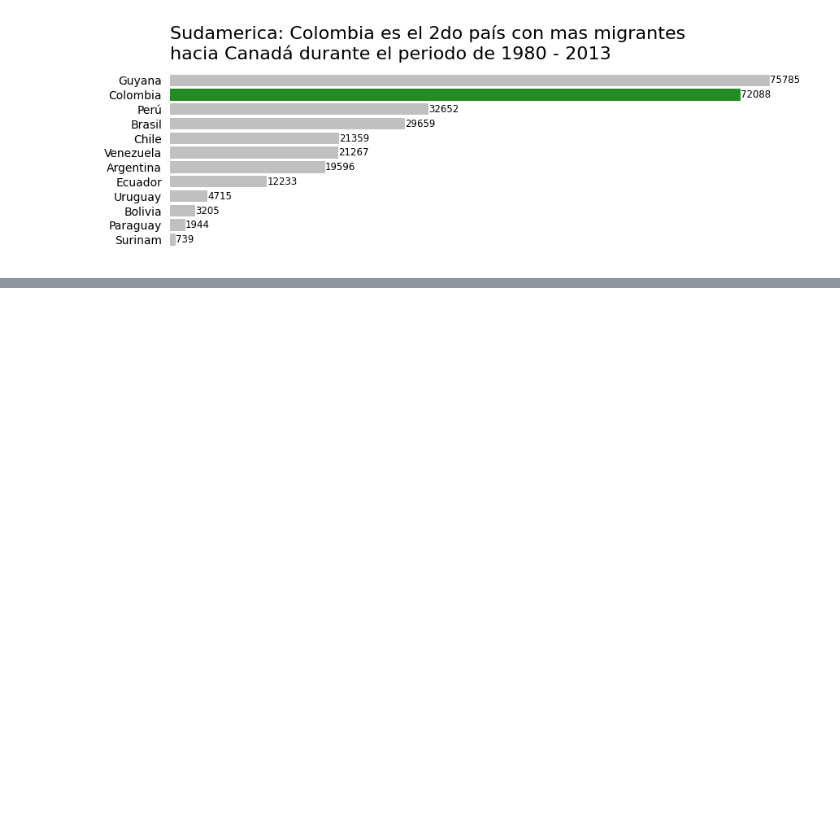
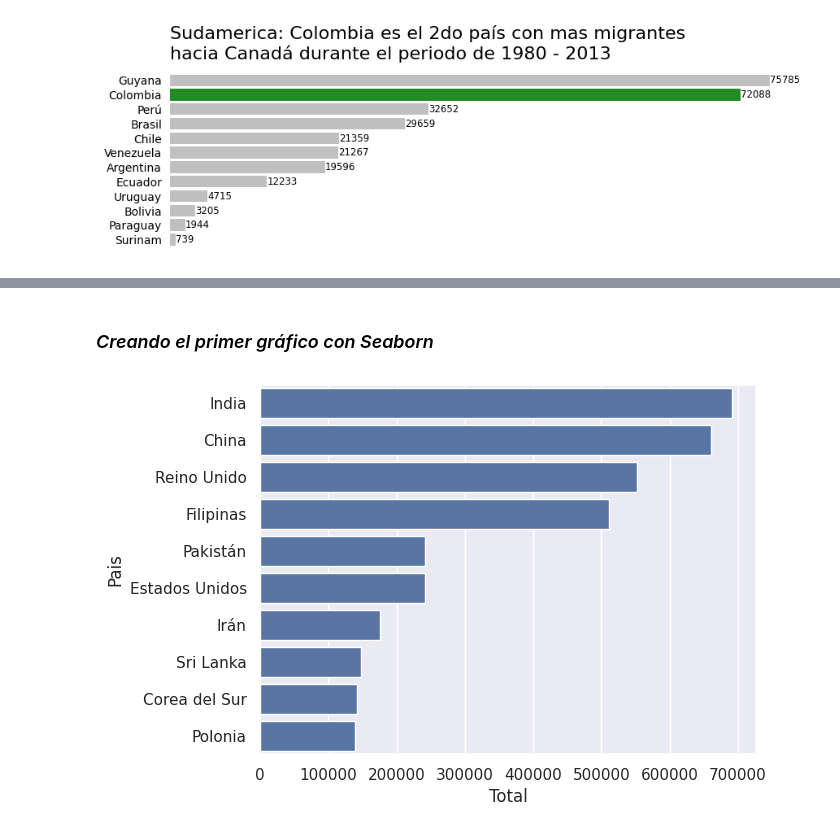
Before and after one commit to NatSama2/Curso-Alura-Latam, a Jupyter notebook: visualizacion_de_datos_con_python.ipynb, the cells around one changed output, grey strips where cells are left out. Cells and saved outputs as stored; diff of their text form; code cells hidden in the pictures; blank space fills up the shorter version.

Commit message:
Creando el primer gráfico con Seaborn

```diff
--- a/visualizacion_de_datos_con_python.ipynb
+++ b/visualizacion_de_datos_con_python.ipynb
@@ -437,0 +443,7 @@ plt.show()
+# %%
+sns.set_theme()
+# %%
+## Ver datos globales de inmigración a Canadá
+
+top_10 = df.sort_values('Total', ascending=False).head(10)
+top_10
@@ -437,0 +464,7 @@ plt.show()
+# %% [markdown]
+### *Creando el primer gráfico con Seaborn*
+# %%
+sns.barplot(data=top_10, x=top_10['Total'],y=top_10.index, orient='h')
+plt.show()
+# %% [output]
+[figure, added]
```
Also changed, not shown: parts of 3 cells of this notebook.
